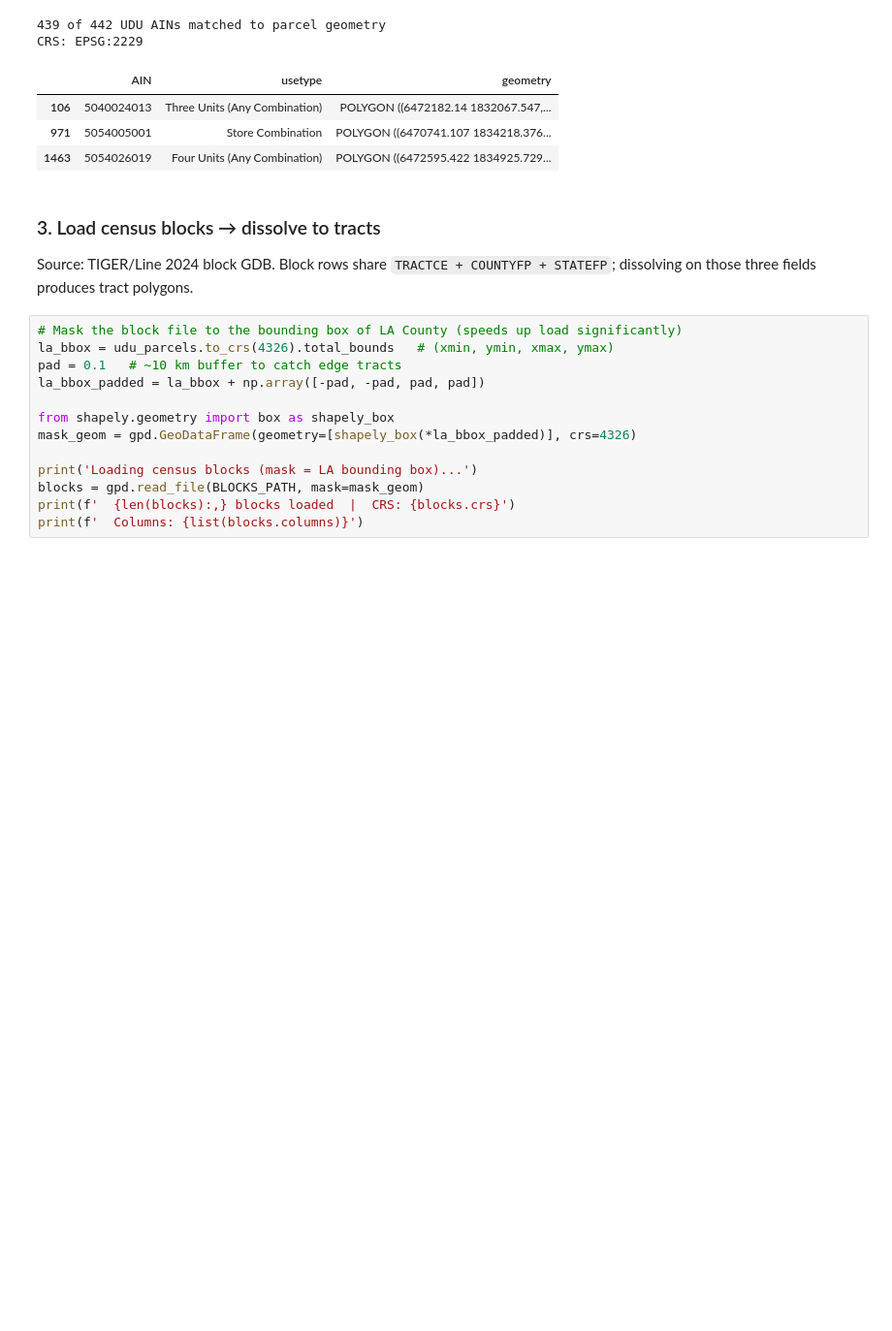
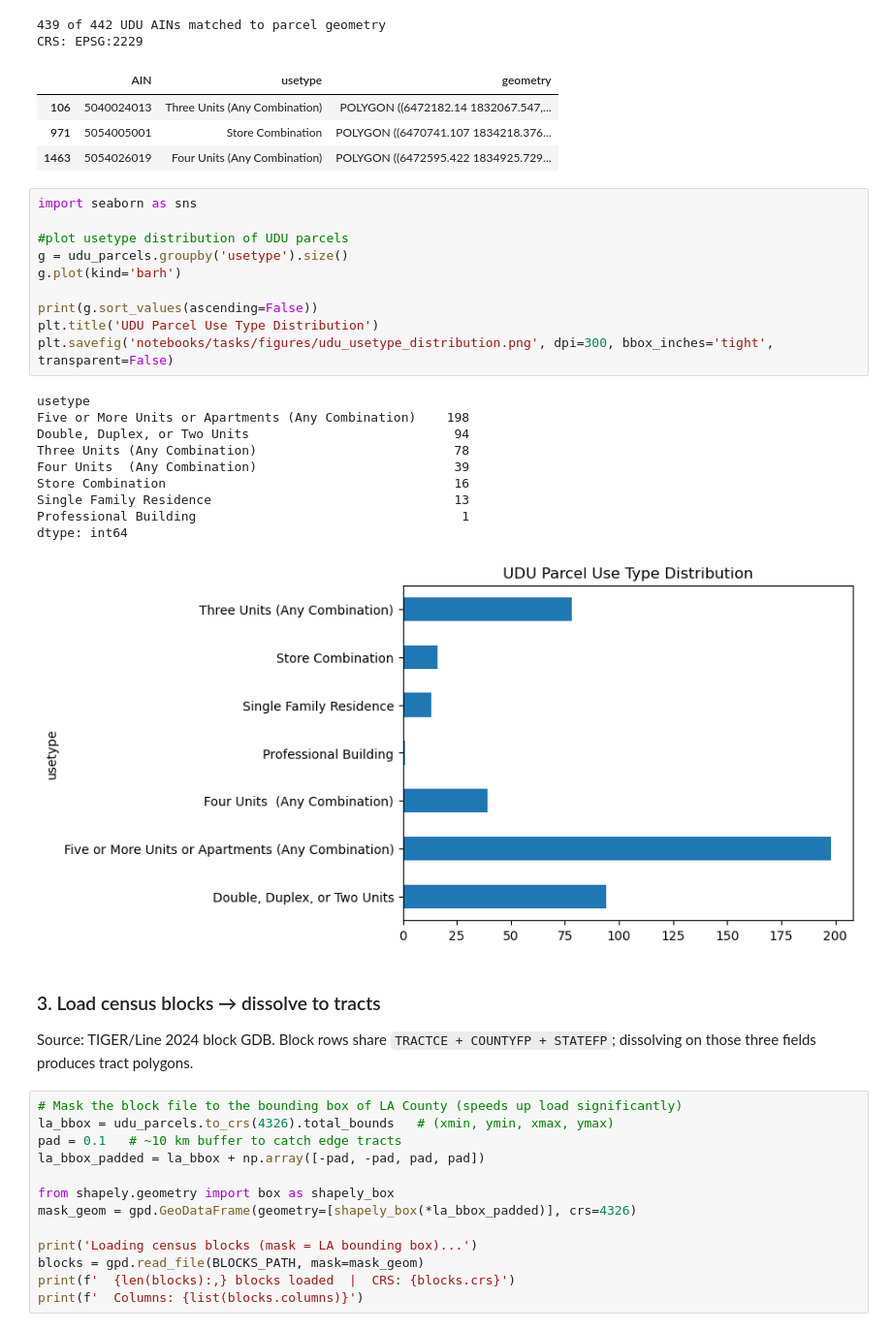
Before and after one commit to AdamSwietek/Hidden_Housing, a Jupyter notebook: notebooks/tasks/05_census_control.ipynb, the cells around one changed output. Shown at 97% size. Saved outputs shown, nothing was run; the diff lists cells and outputs as text; blank space fills up the shorter version.

Commit message:
census control tract analysis using assessor values only

```diff
--- a/notebooks/tasks/05_census_control.ipynb
+++ b/notebooks/tasks/05_census_control.ipynb
@@ -64,6 +64,27 @@ CRS: EPSG:2229
 | 106 | 5040024013 | Three Units (Any Combination) | POLYGON ((6472182.14 1832067.547,... |
 | 971 | 5054005001 | Store Combination | POLYGON ((6470741.107 1834218.376... |
 | 1463 | 5054026019 | Four Units (Any Combination) | POLYGON ((6472595.422 1834925.729... |
+# %%
+import seaborn as sns
+
+#plot usetype distribution of UDU parcels
+g = udu_parcels.groupby('usetype').size()
+g.plot(kind='barh')
+
+print(g.sort_values(ascending=False))
+plt.title('UDU Parcel Use Type Distribution')
+plt.savefig('notebooks/tasks/figures/udu_usetype_distribution.png', dpi=300, bbox_inches='tight', transparent=False)
+# %% [output]
+usetype
+Five or More Units or Apartments (Any Combination)    198
+Double, Duplex, or Two Units                           94
+Three Units (Any Combination)                          78
+Four Units  (Any Combination)                          39
+Store Combination                                      16
+Single Family Residence                                13
+Professional Building                                   1
+dtype: int64
+[figure, added]
 # %% [markdown]
 ### 3. Load census blocks → dissolve to tracts
 
```
Also changed, not shown: parts of 11 cells of this notebook, 2 other files.
